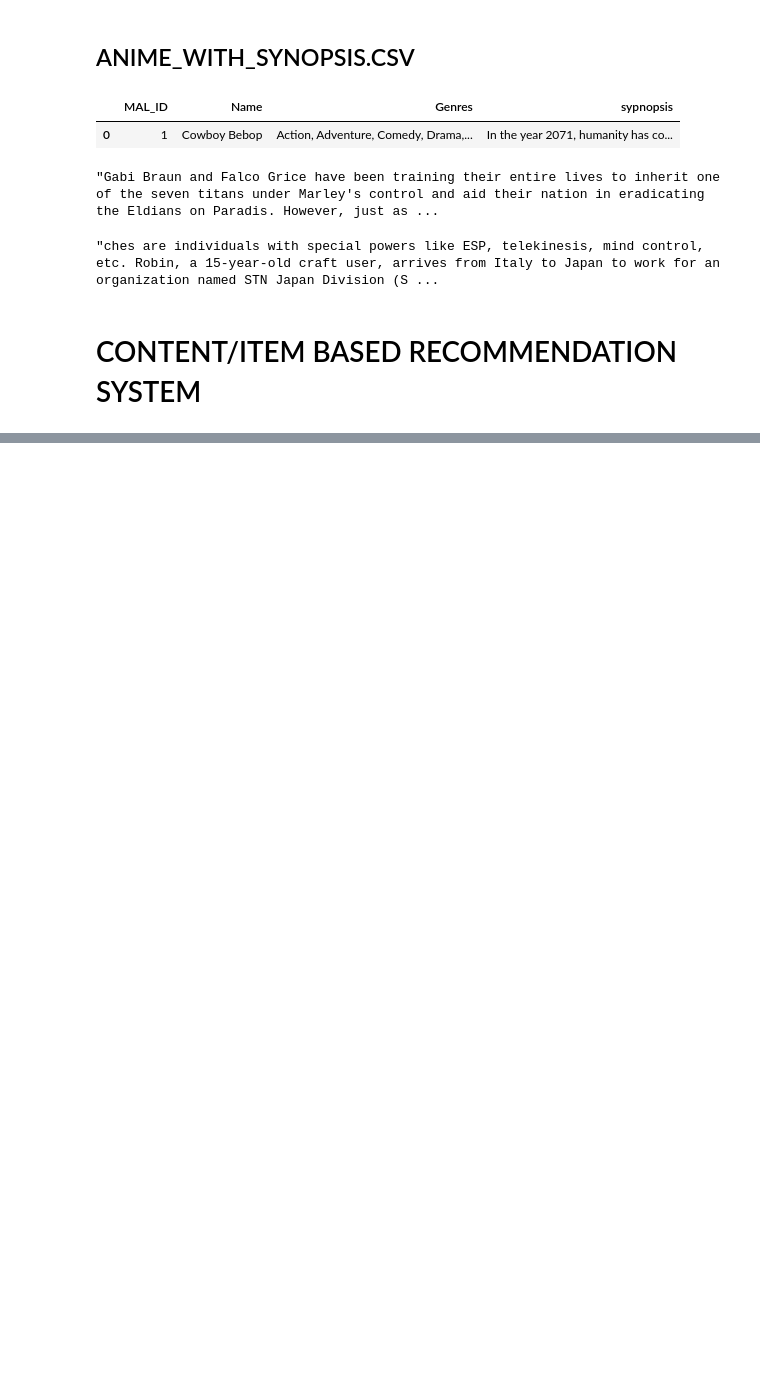
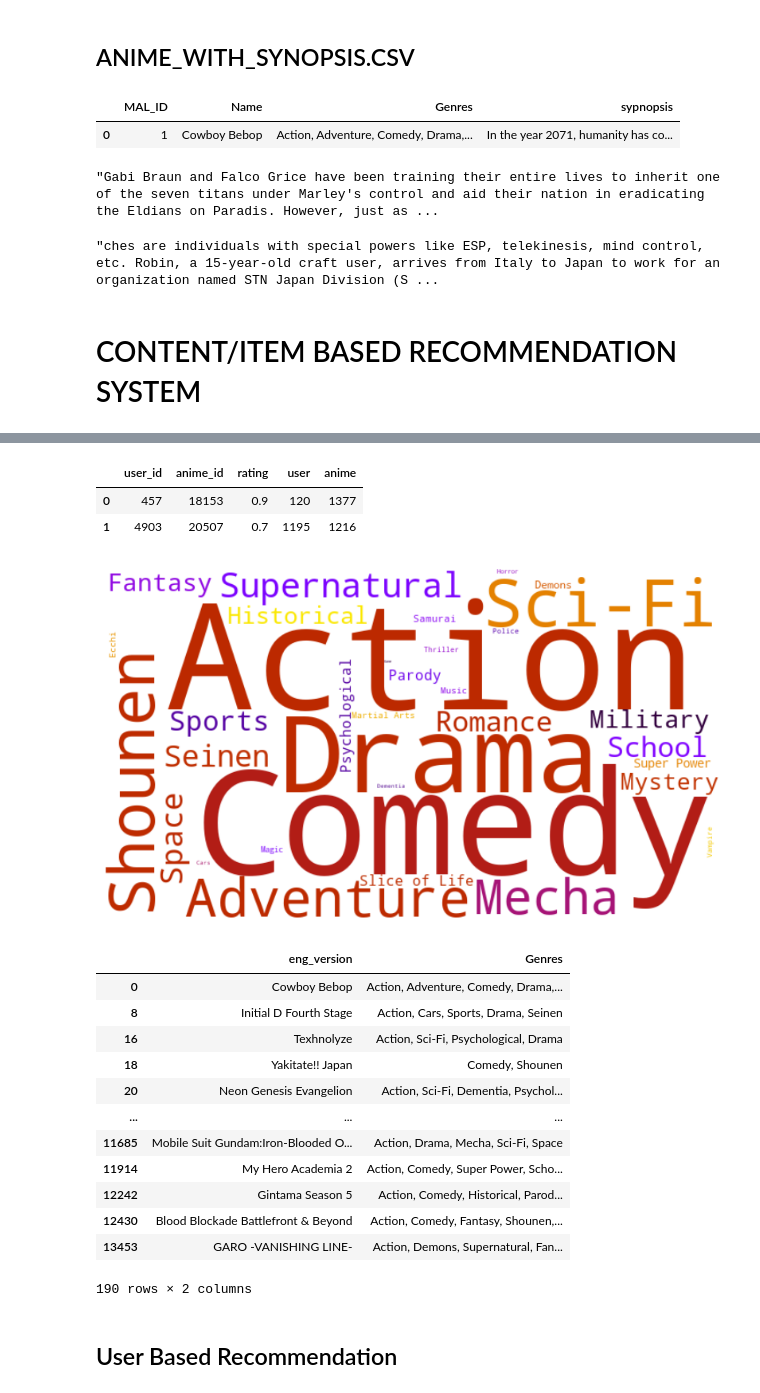
Before and after one commit to Sumit-Prasad01/Anime-Recommendation-System, a Jupyter notebook: notebooks/anime.ipynb, the cells around one changed output, grey strips where cells are left out. Saved outputs shown, nothing was run; the diff lists cells and outputs as text; code cells hidden in the pictures; blank space fills up the shorter version.

```diff
--- a/notebooks/anime.ipynb
+++ b/notebooks/anime.ipynb
@@ -543,0 +619,41 @@ Anime Closest to Witch Hunter Robin
+# %%
+rating_df.head(2)
+# %% [output]
+|  | user_id | anime_id | rating | user | anime |
+| 0 | 457 | 18153 | 0.9 | 120 | 1377 |
+| 1 | 4903 | 20507 | 0.7 | 1195 | 1216 |
+# %%
+def get_user_preferences(user_id, rating_df, df, plot = False):
+
+    animes_watched_by_user = rating_df[rating_df.user_id == user_id]
+    user_rating_percentile = np.percentile(animes_watched_by_user.rating, 75)
+    animes_watched_by_user = animes_watched_by_user[animes_watched_by_user.rating >= user_rating_percentile]
+    top_animes_by_user = (
+        animes_watched_by_user.sort_values(by = "rating", ascending = False).anime_id.values
+    )
+    anime_df_rows = df[df["anime_id"].isin(top_animes_by_user)]
+    anime_df_rows = anime_df_rows[['eng_version', 'Genres']]
+
+    if plot == True:
+        getFavGenre(anime_df_rows, plot)
+
+    return anime_df_rows
+# %%
+get_user_preferences(11880,rating_df, df, plot = True )
+# %% [output]
+[figure, added]
+|  | eng_version | Genres |
+| 0 | Cowboy Bebop | Action, Adventure, Comedy, Drama,... |
+| 8 | Initial D Fourth Stage | Action, Cars, Sports, Drama, Seinen |
+| 16 | Texhnolyze | Action, Sci-Fi, Psychological, Drama |
+| 18 | Yakitate!! Japan | Comedy, Shounen |
+| 20 | Neon Genesis Evangelion | Action, Sci-Fi, Dementia, Psychol... |
+| ... | ... | ... |
+| 11685 | Mobile Suit Gundam:Iron-Blooded O... | Action, Drama, Mecha, Sci-Fi, Space |
+| 11914 | My Hero Academia 2 | Action, Comedy, Super Power, Scho... |
+| 12242 | Gintama Season 5 | Action, Comedy, Historical, Parod... |
+| 12430 | Blood Blockade Battlefront & Beyond | Action, Comedy, Fantasy, Shounen,... |
+| 13453 | GARO -VANISHING LINE- | Action, Demons, Supernatural, Fan... |
+190 rows × 2 columns
+# %% [markdown]
+## User Based Recommendation
```
Also changed, not shown: parts of 22 cells of this notebook, 1 other file.
